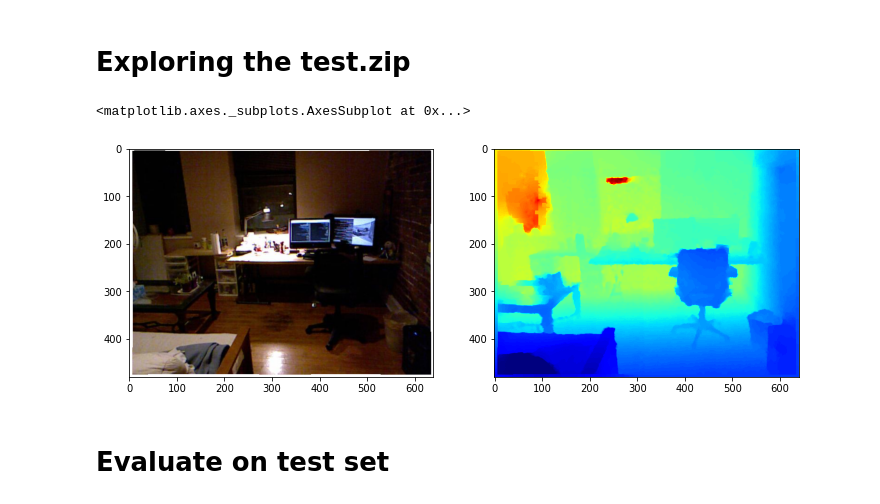
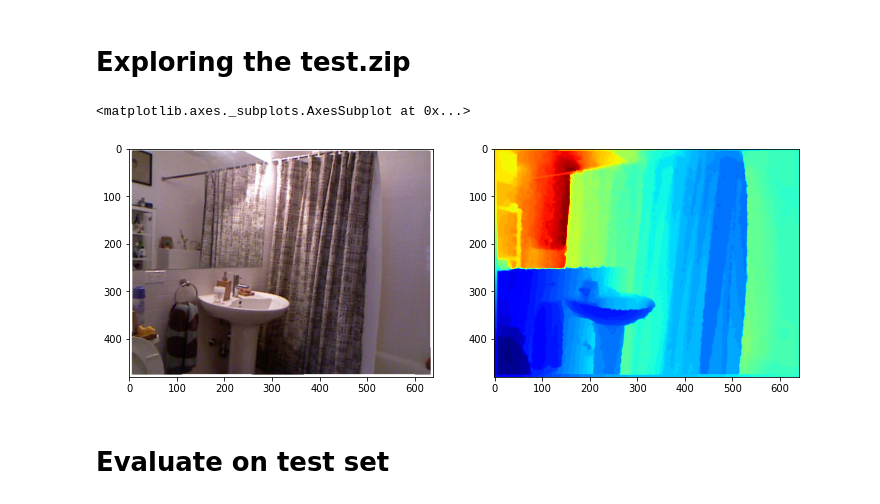
Before and after one commit to ashok-arjun/Monocular-Depth-Estimation, a Jupyter notebook: Depth Estimation.ipynb, the cells around one changed output. Cells and saved outputs as stored; diff of their text form; code cells hidden in the pictures.

```diff
--- a/Depth Estimation.ipynb
+++ b/Depth Estimation.ipynb
@@ -164,22 +178,22 @@ samples, crop = get_test_data('nyu_test.zip') # gets img and depth data of same
 # %%
 #without the eigen crop
 
 from utils import *
 import random
 
-# idx = random.randint(0, len(samples))
+idx = random.randint(0, len(samples))
 sample = samples[idx]
 
 img = sample['img']
 depth = sample['depth']
 
 
 # flipped_image = sample['img'].numpy()[:,:,::-1].copy()
 # img = torch.from_numpy(sample['img'].numpy()[:,:,::-1].copy())
 # flipped_depth = sample['depth'].numpy()[:,:,::-1].copy()
 # depth = torch.from_numpy(flipped_depth)
 
 plot_sample_tensor(img, depth)
 # %% [output]
 <matplotlib.axes._subplots.AxesSubplot at 0x...>
-[figure, old version]
+[figure, new version]
```
Also changed, not shown: parts of 15 cells of this notebook, 2 other files.
